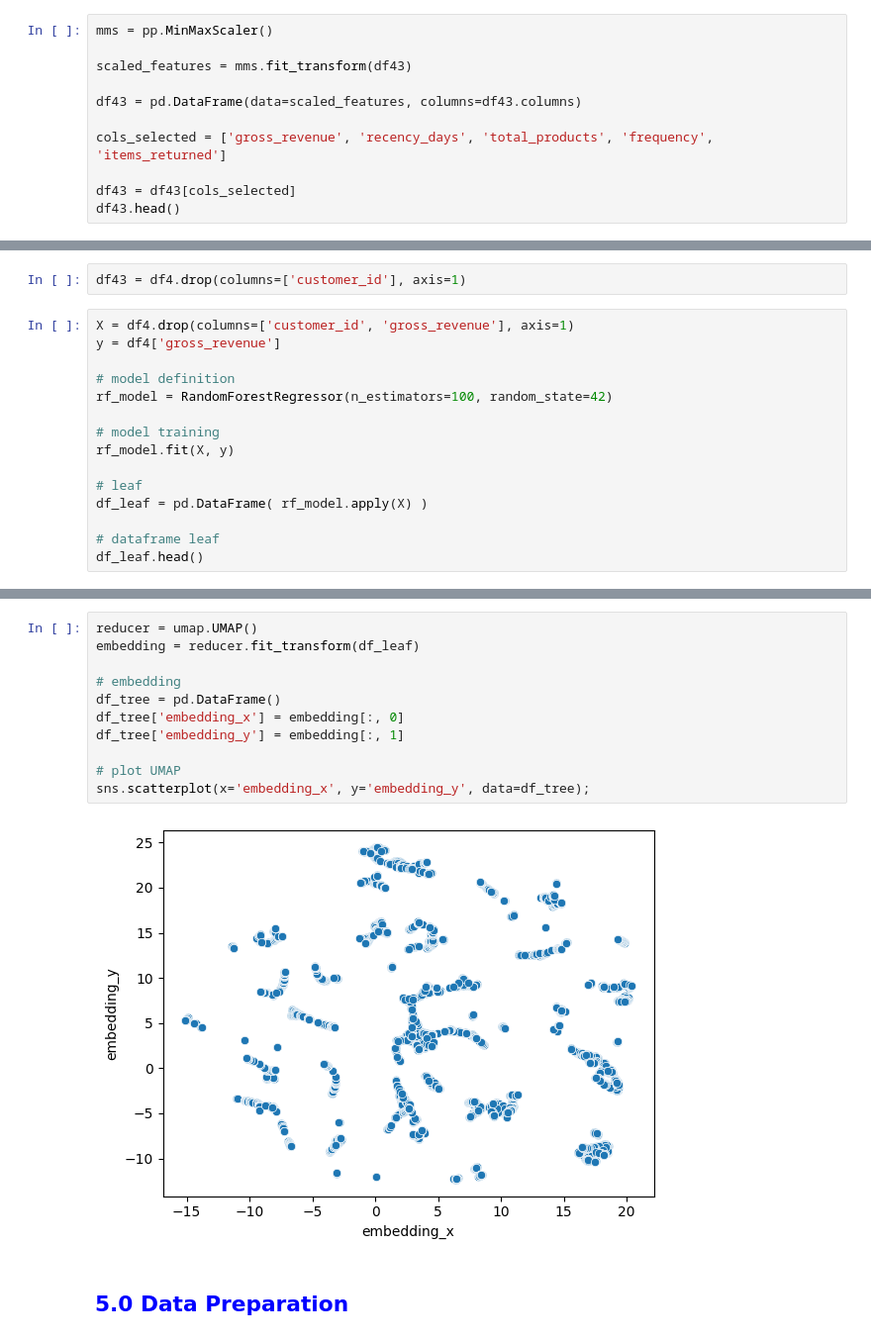
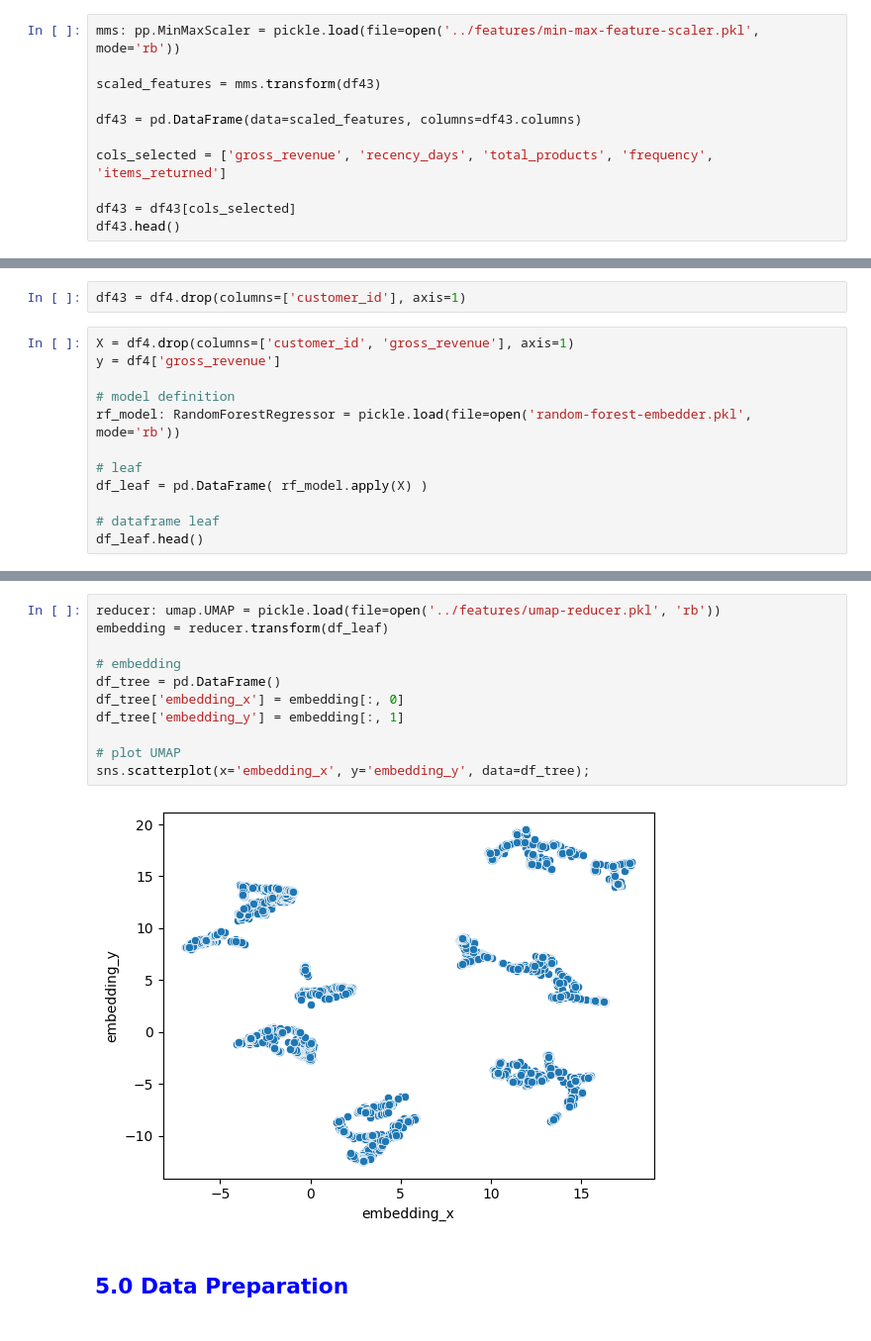
Before and after one commit to GustavoNascimento98/high-value-customers-identification, a Jupyter notebook: src/models/c0.9-deploy.ipynb, the cells around one changed output, grey strips where cells are left out. Shown at 99% size. Saved outputs shown, nothing was run; the diff lists cells and outputs as text.

Commit message:
saving pickle of scalers and embedding model locally

```diff
--- a/src/models/c0.9-deploy.ipynb
+++ b/src/models/c0.9-deploy.ipynb
@@ -404,9 +405,9 @@ df43.head()
 | 3 | 948.25 | 95.0 | 28.0 | 0.017986 | 0.0 |
 | 4 | 876.00 | 333.0 | 3.0 | 0.075000 | 22.0 |
 # %%
-mms = pp.MinMaxScaler()
+mms: pp.MinMaxScaler = pickle.load(file=open('../features/min-max-feature-scaler.pkl', mode='rb'))
 
-scaled_features = mms.fit_transform(df43)
+scaled_features = mms.transform(df43)
 
 df43 = pd.DataFrame(data=scaled_features, columns=df43.columns)
 
@@ -462,10 +463,7 @@ X = df4.drop(columns=['customer_id', 'gross_revenue'], axis=1)
 y = df4['gross_revenue']
 
 # model definition
-rf_model = RandomForestRegressor(n_estimators=100, random_state=42)
-
-# model training
-rf_model.fit(X, y)
+rf_model: RandomForestRegressor = pickle.load(file=open('random-forest-embedder.pkl', mode='rb'))
 
 # leaf
 df_leaf = pd.DataFrame( rf_model.apply(X) )
@@ -482,17 +480,17 @@ df_leaf.head()
 5 rows × 100 columns
 # %%
-reducer = umap.UMAP()
-embedding = reducer.fit_transform(df_leaf)
+reducer: umap.UMAP = pickle.load(file=open('../features/umap-reducer.pkl', 'rb'))
+embedding = reducer.transform(df_leaf)
 
 # embedding
 df_tree = pd.DataFrame()
 df_tree['embedding_x'] = embedding[:, 0]
 df_tree['embedding_y'] = embedding[:, 1]
 
 # plot UMAP
 sns.scatterplot(x='embedding_x', y='embedding_y', data=df_tree);
 # %% [output]
-[figure, old version]
+[figure, new version]
 # %% [markdown]
 ## <font color="blue">5.0 Data Preparation </font>
 # %%
```
Also changed, not shown: parts of 3 cells of this notebook, 5 other files.
